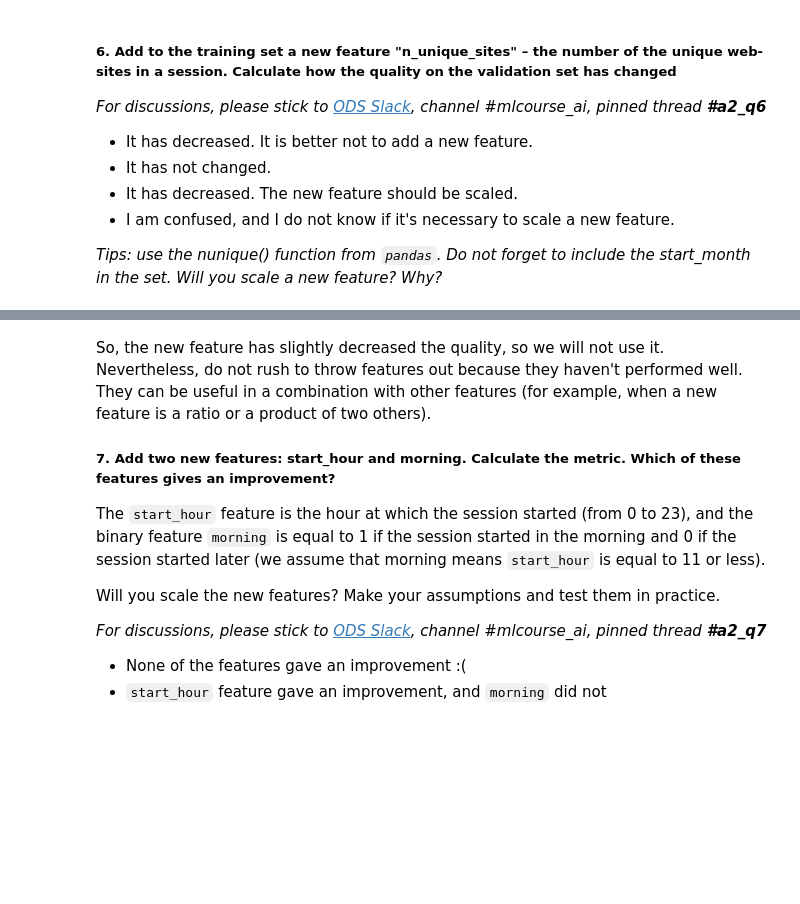
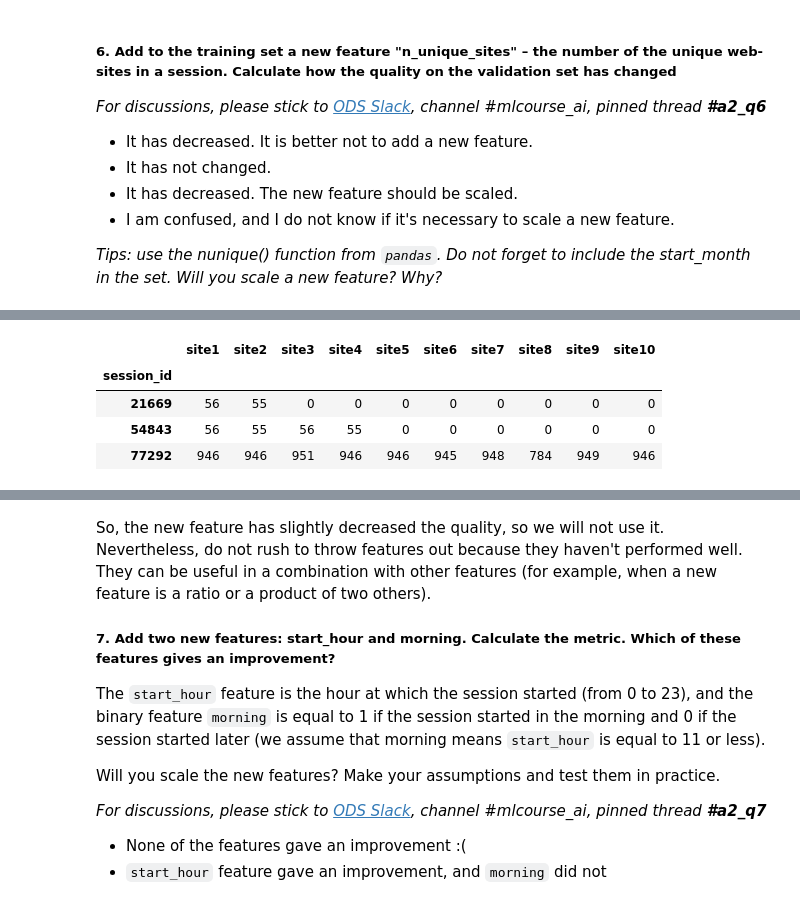
Before and after one commit to AndySECP/Berkeley-classes, a Jupyter notebook: DataScience/assignment2_part1_alice_logistic_regression.ipynb, the cells around one changed output, grey strips where cells are left out. Saved outputs shown, nothing was run; the diff lists cells and outputs as text; code cells hidden in the pictures; blank space fills up the shorter version.

```diff
--- a/DataScience/assignment2_part1_alice_logistic_regression.ipynb
+++ b/DataScience/assignment2_part1_alice_logistic_regression.ipynb
@@ -585,0 +697,9 @@ print(get_auc_lr_valid(X_train, y_train))
+# %%
+df_site = full_df[site]
+df_site.head(3)
+# %% [output]
+|  | site1 | site2 | site3 | site4 | site5 | site6 | site7 | site8 | site9 | site10 |
+| session_id |  |  |  |  |  |  |  |  |  |  |
+| 21669 | 56 | 55 | 0 | 0 | 0 | 0 | 0 | 0 | 0 | 0 |
+| 54843 | 56 | 55 | 56 | 55 | 0 | 0 | 0 | 0 | 0 | 0 |
+| 77292 | 946 | 946 | 951 | 946 | 946 | 945 | 948 | 784 | 949 | 946 |
```
Also changed, not shown: parts of 47 cells of this notebook.
